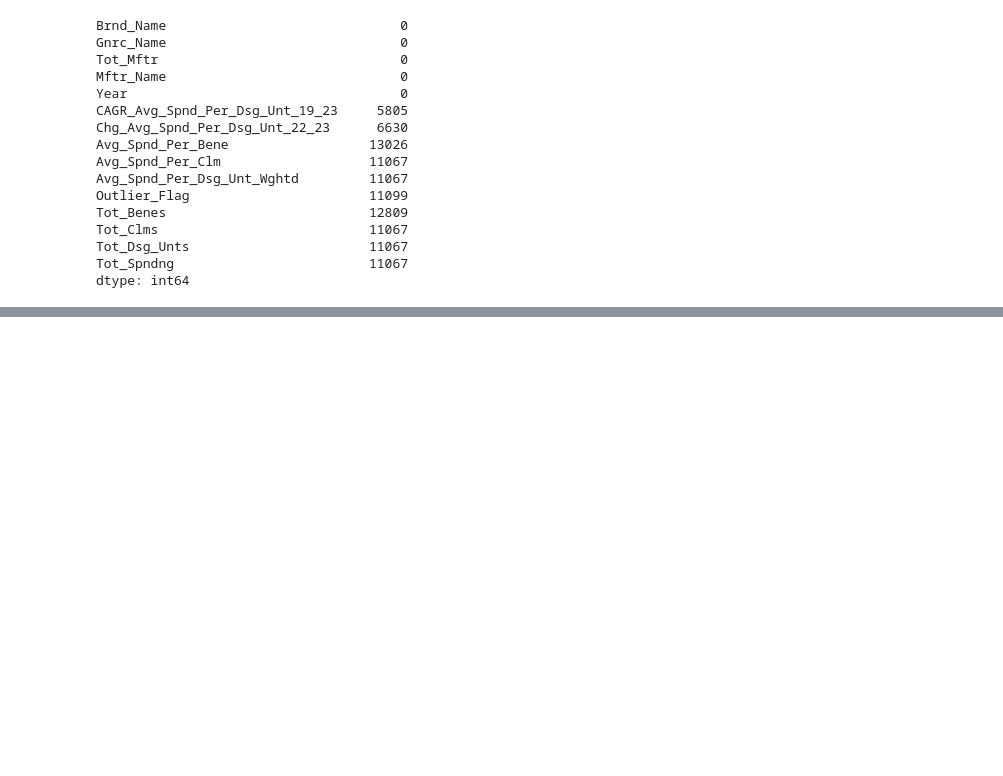
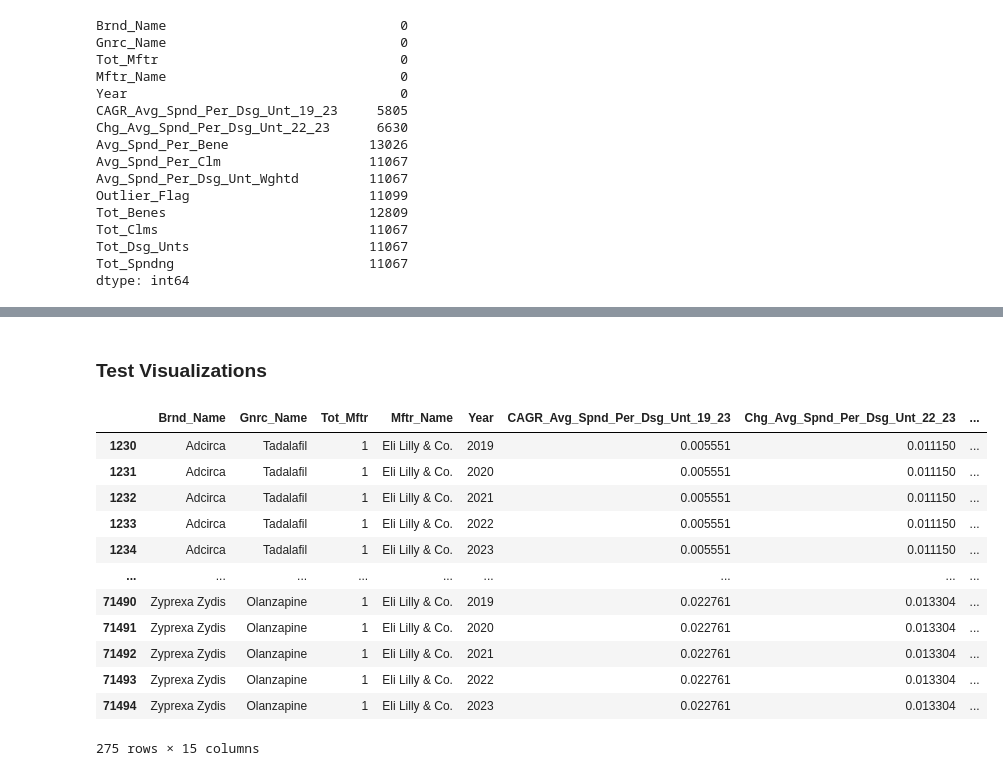
Before and after one commit to spyan27/ds4200_project, a Jupyter notebook: data.cleaning.ipynb, the cells around one changed output, grey strips where cells are left out. Drawn from its saved outputs; the diff is of its cells as text; code cells hidden in the pictures; blank space fills up the shorter version.

```diff
--- a/data.cleaning.ipynb
+++ b/data.cleaning.ipynb
@@ -28,3 +30,6 @@ df_long = pd.wide_to_long(
     sep='_',            # separator between stub and year
     suffix='\d{4}'      # pattern for years
 ).reset_index()
+
+# convert to categorical variable
+df_long["Outlier_Flag"] = df_long["Outlier_Flag"].astype(str)
@@ -127,0 +93,20 @@ df_long.shape
+# %% [markdown]
+### Test Visualizations
+# %%
+PHARMA = 'Eli Lilly & Co.'
+df_pfizer = df_long[df_long['Mftr_Name'] == PHARMA]
+df_pfizer
+# %% [output]
+|  | Brnd_Name | Gnrc_Name | Tot_Mftr | Mftr_Name | Year | CAGR_Avg_Spnd_Per_Dsg_Unt_19_23 | Chg_Avg_Spnd_Per_Dsg_Unt_22_23 | ... |
+| 1230 | Adcirca | Tadalafil | 1 | Eli Lilly & Co. | 2019 | 0.005551 | 0.011150 | ... |
+| 1231 | Adcirca | Tadalafil | 1 | Eli Lilly & Co. | 2020 | 0.005551 | 0.011150 | ... |
+| 1232 | Adcirca | Tadalafil | 1 | Eli Lilly & Co. | 2021 | 0.005551 | 0.011150 | ... |
+| 1233 | Adcirca | Tadalafil | 1 | Eli Lilly & Co. | 2022 | 0.005551 | 0.011150 | ... |
+| 1234 | Adcirca | Tadalafil | 1 | Eli Lilly & Co. | 2023 | 0.005551 | 0.011150 | ... |
+| ... | ... | ... | ... | ... | ... | ... | ... | ... |
+| 71490 | Zyprexa Zydis | Olanzapine | 1 | Eli Lilly & Co. | 2019 | 0.022761 | 0.013304 | ... |
+| 71491 | Zyprexa Zydis | Olanzapine | 1 | Eli Lilly & Co. | 2020 | 0.022761 | 0.013304 | ... |
+| 71492 | Zyprexa Zydis | Olanzapine | 1 | Eli Lilly & Co. | 2021 | 0.022761 | 0.013304 | ... |
+| 71493 | Zyprexa Zydis | Olanzapine | 1 | Eli Lilly & Co. | 2022 | 0.022761 | 0.013304 | ... |
+| 71494 | Zyprexa Zydis | Olanzapine | 1 | Eli Lilly & Co. | 2023 | 0.022761 | 0.013304 | ... |
+275 rows × 15 columns
```
Also changed, not shown: parts of 13 cells of this notebook, 2 other files.
